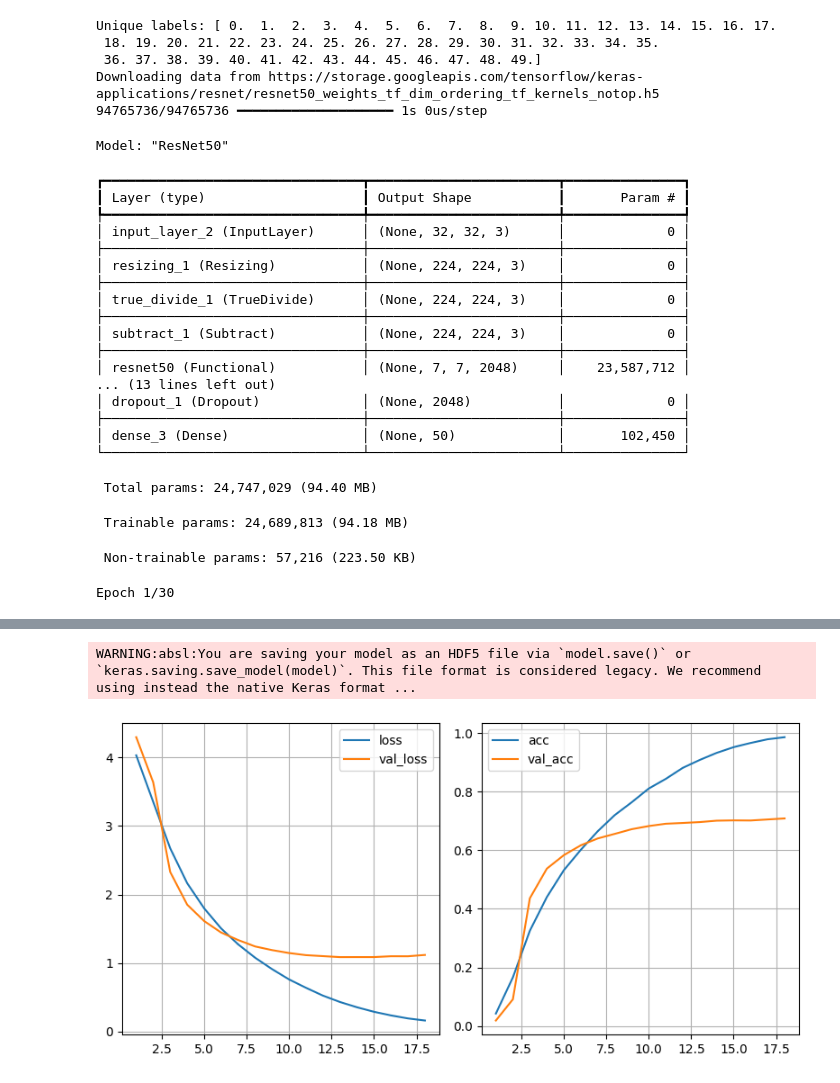
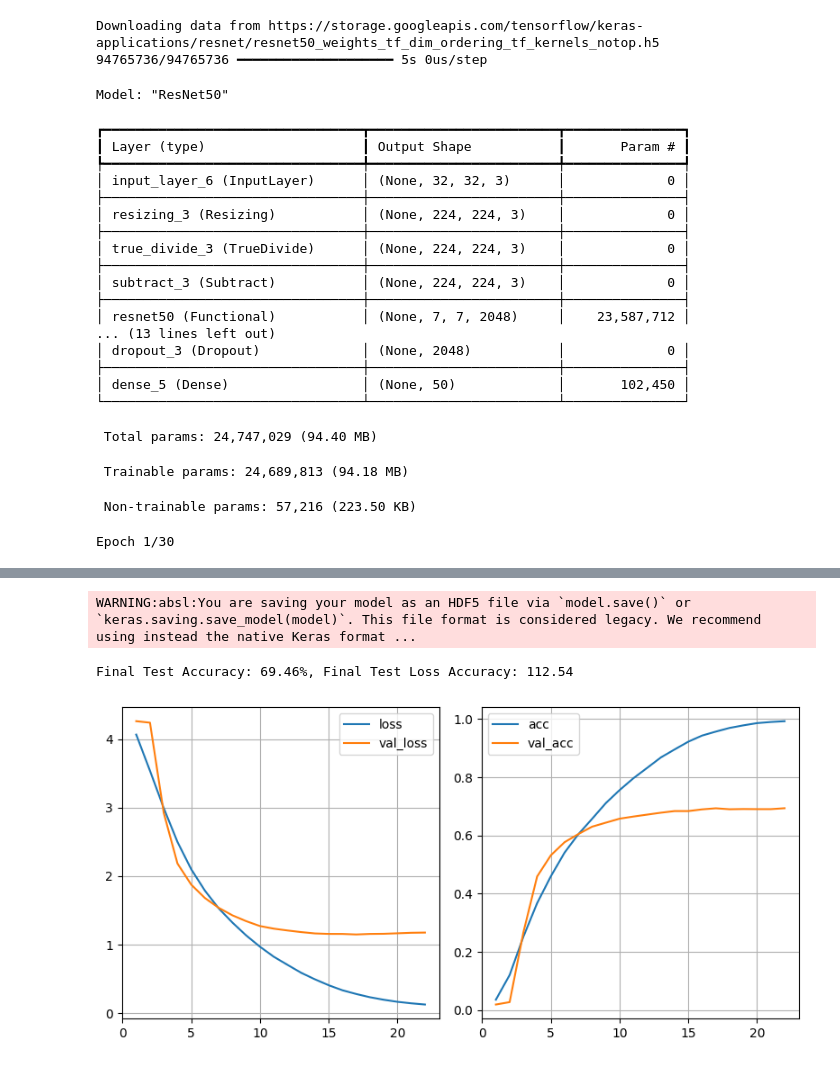
Before and after one commit to maybsalty/Deep-Learning-CIFAR100-project, a Jupyter notebook: 4930_model1.ipynb, the cells around one changed output, grey strips where cells are left out. Saved outputs shown, nothing was run; the diff lists cells and outputs as text; code cells hidden in the pictures.

```diff
--- a/4930_model1.ipynb
+++ b/4930_model1.ipynb
@@ -61,6 +68,16 @@ def plot_history(history):
 # %%
 X_train, y_train, X_test, y_test = load_cifar100_animals_people()
+from tensorflow.keras.utils import to_categorical
+y_train = to_categorical(y_train, 50)
+y_test = to_categorical(y_test, 50)
 
+X_train, x_val, y_train, y_val = train_test_split(
+    X_train,
+    y_train,
+    test_size=0.2,
+    random_state=42,
+    stratify=y_train
+)
 early_stop3 = EarlyStopping(
     monitor='val_loss',
     patience=3,               # Stop if val_loss doesn't improve for 3 epochs
@@ -225,13 +251,4 @@ Model 1: MobileNetv2
 # %%
-X_train, y_train, X_test, y_test = load_cifar100_animals_people()
-print("Unique labels:", np.unique(y_train))
-# debugging
-from tensorflow.keras.utils import to_categorical
-y_train = to_categorical(y_train, 50)
-y_test = to_categorical(y_test, 50)
-
-
-
 def create_mobilenetv2_model(input_shape=(32, 32, 3), num_classes=50):
     inputs = layers.Input(input_shape)
 
@@ -270,7 +287,7 @@ history = model.fit(X_train,
                     y_train,
                     epochs=20,
                     batch_size=16,
-                    validation_data=(X_test,y_test),
+                    validation_data=(x_val,y_val),
                     verbose=2,
                     callbacks=[early_stop3]
 )
@@ -278,5 +295,7 @@ history = model.fit(X_train,
 final_values[model.name] = history_final_values(history)
 print(final_values[model.name])
 plot_history(history)
+test_loss, test_acc = model.evaluate(X_test, y_test, verbose=2)
+print(f"\nFinal Test Accuracy: {test_acc * 100:.2f}%, Final Test Loss Accuracy: {test_loss * 100:.2f} ")
 model.save('best_mobilenetv2_model.h5')
 # %% [output]
@@ -330,10 +348,5 @@ Model 2: ResNet50 with CBAM
 # %%
-X_train, y_train, X_test, y_test = load_cifar100_animals_people()
-print("Unique labels:", np.unique(y_train))
-# debugging
-from tensorflow.keras.utils import to_categorical
-y_train = to_categorical(y_train, 50)
-y_test = to_categorical(y_test, 50)
+
 def create_resnet50_cbam_model(input_shape=(32, 32, 3), num_classes=50):
     inputs = layers.Input(input_shape)
 
@@ -372,7 +385,7 @@ history = model.fit(X_train,
                     y_train,
                     epochs=30,
                     batch_size=64,
-                    validation_data=(X_test,y_test),
+                    validation_data=(x_val,y_val),
                     verbose=2,
                     callbacks=[checkpointresnet50,early_stop5]
 )
@@ -380,30 +393,29 @@ history = model.fit(X_train,
 final_values[model.name] = history_final_values(history)
 print(final_values[model.name])
 plot_history(history)
+test_loss, test_acc = model.evaluate(X_test, y_test, verbose=2)
+print(f"\nFinal Test Accuracy: {test_acc * 100:.2f}%, Final Test Loss Accuracy: {test_loss * 100:.2f} ")
 model.save('best_resnet50_model.h5')
 # %% [output]
-Unique labels: [ 0.  1.  2.  3.  4.  5.  6.  7.  8.  9. 10. 11. 12. 13. 14. 15. 16. 17.
- 18. 19. 20. 21. 22. 23. 24. 25. 26. 27. 28. 29. 30. 31. 32. 33. 34. 35.
- 36. 37. 38. 39. 40. 41. 42. 43. 44. 45. 46. 47. 48. 49.]
 Downloading data from https://storage.googleapis.com/tensorflow/keras-applications/resnet/resnet50_weights_tf_dim_ordering_tf_kernels_notop.h5
-94765736/94765736 ━━━━━━━━━━━━━━━━━━━━ 1s 0us/step
+94765736/94765736 ━━━━━━━━━━━━━━━━━━━━ 5s 0us/step
 Model: "ResNet50"
 ┏━━━━━━━━━━━━━━━━━━━━━━━━━━━━━━━━━┳━━━━━━━━━━━━━━━━━━━━━━━━┳━━━━━━━━━━━━━━━┓
 ┃ Layer (type)                    ┃ Output Shape           ┃       Param # ┃
 ┡━━━━━━━━━━━━━━━━━━━━━━━━━━━━━━━━━╇━━━━━━━━━━━━━━━━━━━━━━━━╇━━━━━━━━━━━━━━━┩
-│ input_layer_2 (InputLayer)      │ (None, 32, 32, 3)      │             0 │
+│ input_layer_6 (InputLayer)      │ (None, 32, 32, 3)      │             0 │
 ├─────────────────────────────────┼────────────────────────┼───────────────┤
-│ resizing_1 (Resizing)           │ (None, 224, 224, 3)    │             0 │
+│ resizing_3 (Resizing)           │ (None, 224, 224, 3)    │             0 │
 ├─────────────────────────────────┼────────────────────────┼───────────────┤
-│ true_divide_1 (TrueDivide)      │ (None, 224, 224, 3)    │             0 │
+│ true_divide_3 (TrueDivide)      │ (None, 224, 224, 3)    │             0 │
 ├─────────────────────────────────┼────────────────────────┼───────────────┤
-│ subtract_1 (Subtract)           │ (None, 224, 224, 3)    │             0 │
+│ subtract_3 (Subtract)           │ (None, 224, 224, 3)    │             0 │
 ├─────────────────────────────────┼────────────────────────┼───────────────┤
 │ resnet50 (Functional)           │ (None, 7, 7, 2048)     │    23,587,712 │
 ... (13 lines left out)
-│ dropout_1 (Dropout)             │ (None, 2048)           │             0 │
+│ dropout_3 (Dropout)             │ (None, 2048)           │             0 │
 ├─────────────────────────────────┼────────────────────────┼───────────────┤
-│ dense_3 (Dense)                 │ (None, 50)             │       102,450 │
+│ dense_5 (Dense)                 │ (None, 50)             │       102,450 │
 └─────────────────────────────────┴────────────────────────┴───────────────┘
  Total params: 24,747,029 (94.40 MB)
  Trainable params: 24,689,813 (94.18 MB)
@@ -429,2 +441,3 @@ Epoch 18: finished saving model to best_resnet50_model.keras
 WARNING:absl:You are saving your model as an HDF5 file via `model.save()` or `keras.saving.save_model(model)`. This file format is considered legacy. We recommend using instead the native Keras format ...
+Final Test Accuracy: 69.46%, Final Test Loss Accuracy: 112.54
-[figure, old version]
+[figure, new version]
```
Also changed, not shown: parts of 18 cells of this notebook.
